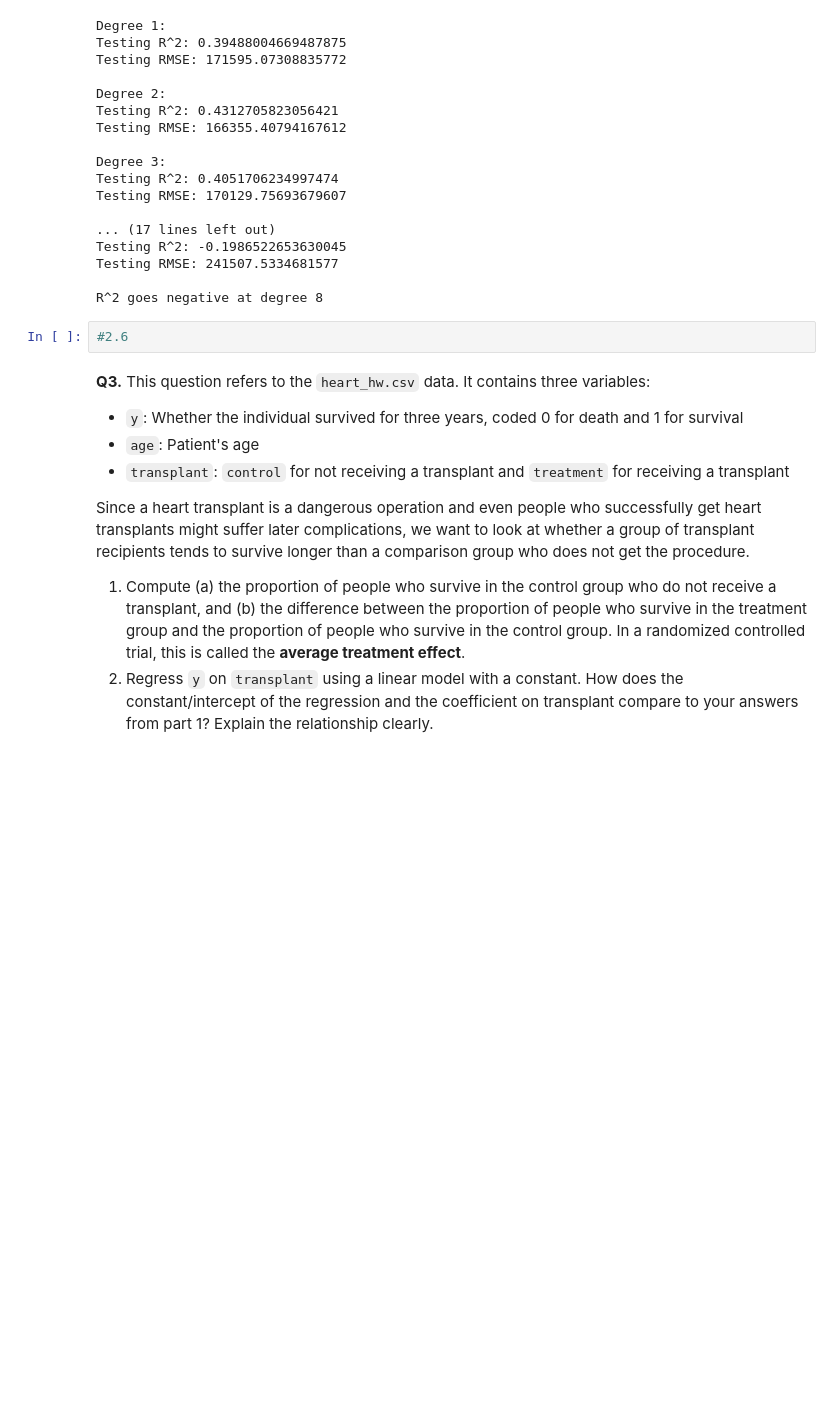
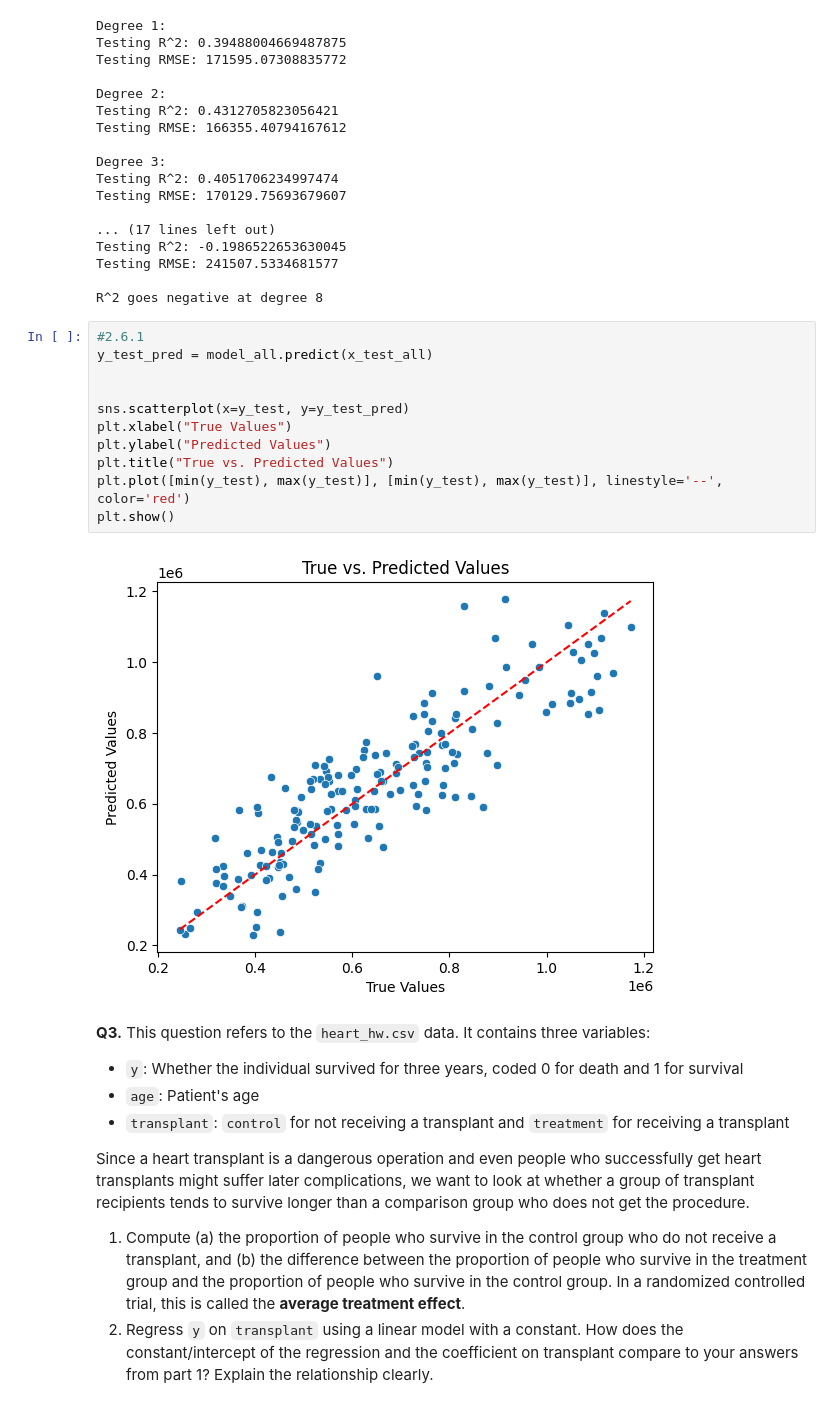
Before and after one commit to nladocsi/linear_models_assignment, a Jupyter notebook: linear_model_assignment.ipynb, the cells around one changed output. Cells and saved outputs as stored; diff of their text form; blank space fills up the shorter version.

```diff
--- a/linear_model_assignment.ipynb
+++ b/linear_model_assignment.ipynb
@@ -247,8 +247,19 @@ Testing R^2: -0.1986522653630045
 Testing RMSE: 241507.5334681577
 
 R^2 goes negative at degree 8
-# %%
-#2.6
+# %%
+#2.6.1
+y_test_pred = model_all.predict(x_test_all)
+
+
+sns.scatterplot(x=y_test, y=y_test_pred)
+plt.xlabel("True Values")
+plt.ylabel("Predicted Values")
+plt.title("True vs. Predicted Values")
+plt.plot([min(y_test), max(y_test)], [min(y_test), max(y_test)], linestyle='--', color='red')
+plt.show()
+# %% [output]
+[figure, added]
 # %% [markdown]
 **Q3.** This question refers to the `heart_hw.csv` data. It contains three variables:
 
```
